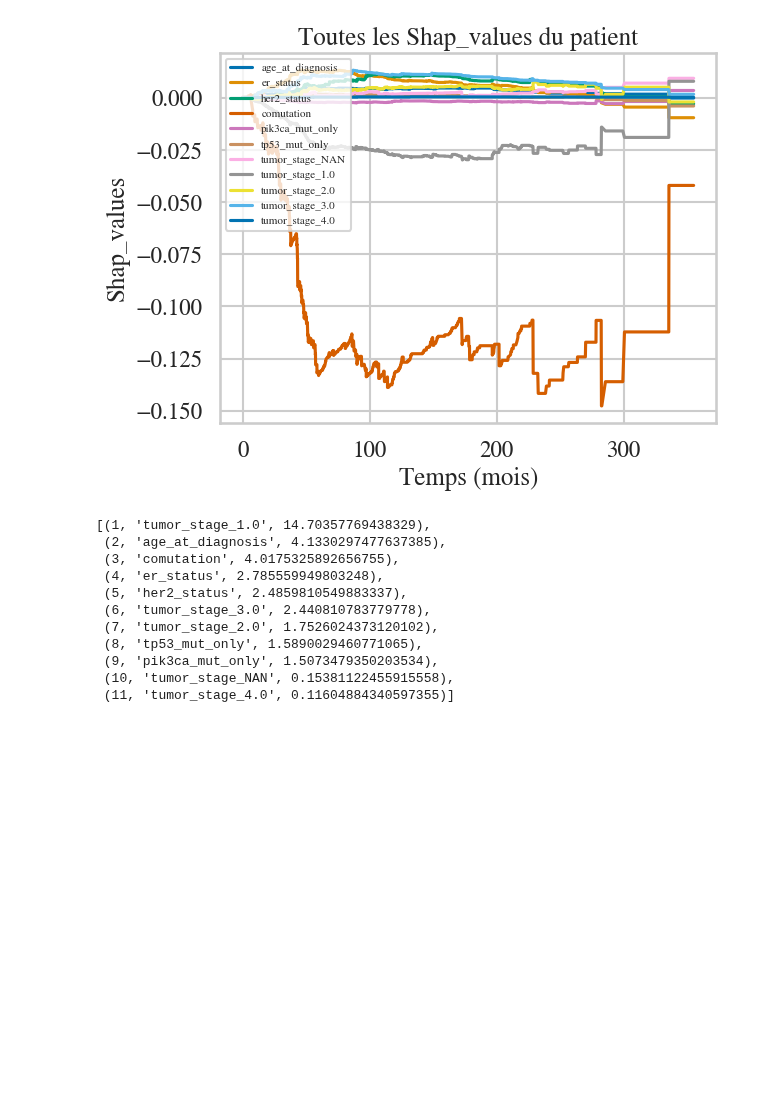
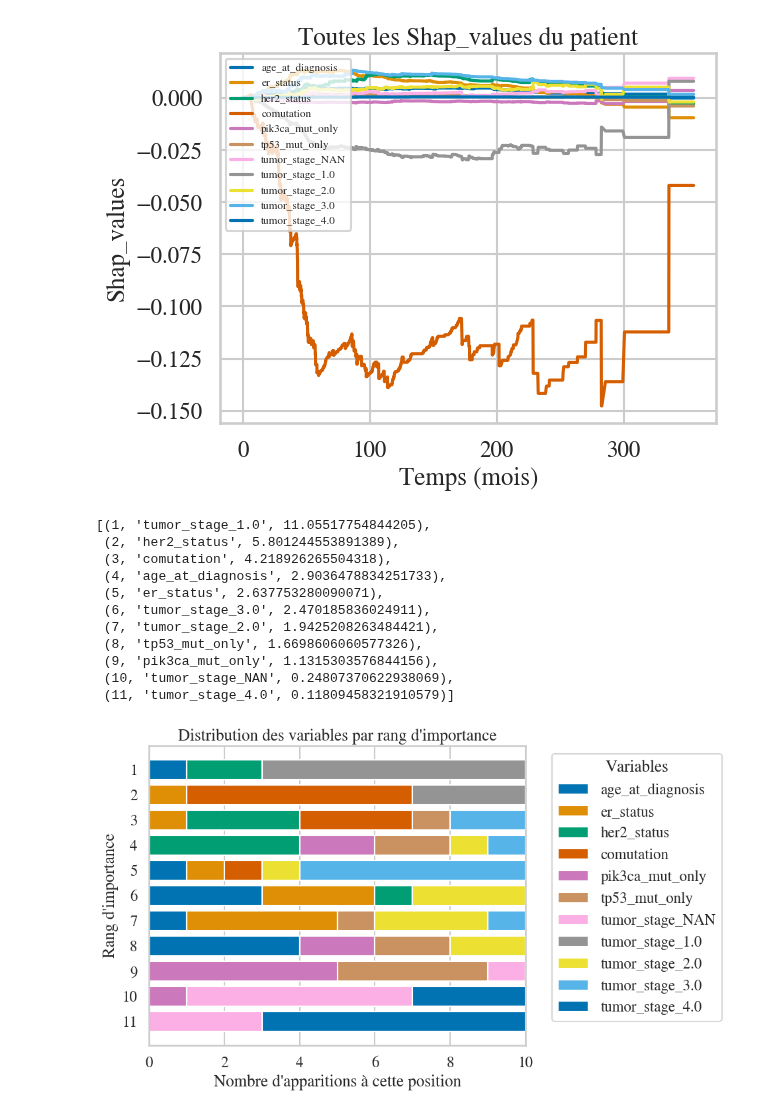
Before and after one commit to Clement-Dn/Surv-ML, a Jupyter notebook: SurvTreeShap_Metabric.ipynb, the cells around one changed output. Drawn from its saved outputs; the diff is of its cells as text; code cells hidden in the pictures; blank space fills up the shorter version.

```diff
--- a/SurvTreeShap_Metabric.ipynb
+++ b/SurvTreeShap_Metabric.ipynb
@@ -344,16 +343,20 @@ fstp.STP_graph(x=a, y=b, columns=list(comutés.columns), selection=None, min=10,
 # %% [output]
 [figure]
 # %%
-fstp.Shapvaluesrank(model= rsf_comp, data=X_comp_test, times=None, sample_size=5, number_of_values=None )
+fstp.Shapvaluesrank(model= rsf_comp, data=X_comp_test, times=None, sample_size=10, number_of_values=None )
 # %% [output]
-[(1, 'tumor_stage_1.0', 14.70357769438329),
- (2, 'age_at_diagnosis', 4.1330297477637385),
- (3, 'comutation', 4.0175325892656755),
- (4, 'er_status', 2.785559949803248),
- (5, 'her2_status', 2.4859810549883337),
- (6, 'tumor_stage_3.0', 2.440810783779778),
- (7, 'tumor_stage_2.0', 1.7526024373120102),
- (8, 'tp53_mut_only', 1.5890029460771065),
- (9, 'pik3ca_mut_only', 1.5073479350203534),
- (10, 'tumor_stage_NAN', 0.15381122455915558),
- (11, 'tumor_stage_4.0', 0.11604884340597355)]
+[(1, 'tumor_stage_1.0', 11.05517754844205),
+ (2, 'her2_status', 5.801244553891389),
+ (3, 'comutation', 4.218926265504318),
+ (4, 'age_at_diagnosis', 2.9036478834251733),
+ (5, 'er_status', 2.637753280090071),
+ (6, 'tumor_stage_3.0', 2.470185836024911),
+ (7, 'tumor_stage_2.0', 1.9425208263484421),
+ (8, 'tp53_mut_only', 1.6698606060577326),
+ (9, 'pik3ca_mut_only', 1.1315303576844156),
+ (10, 'tumor_stage_NAN', 0.24807370622938069),
+ (11, 'tumor_stage_4.0', 0.11809458321910579)]
+# %%
+rankings= fstp.VariableRank(model= rsf_comp, data=X_comp_test, times=None, sample_size=10)
+# %% [output]
+[figure, added]
```
Also changed, not shown: parts of 3 cells of this notebook, 1 other file.
